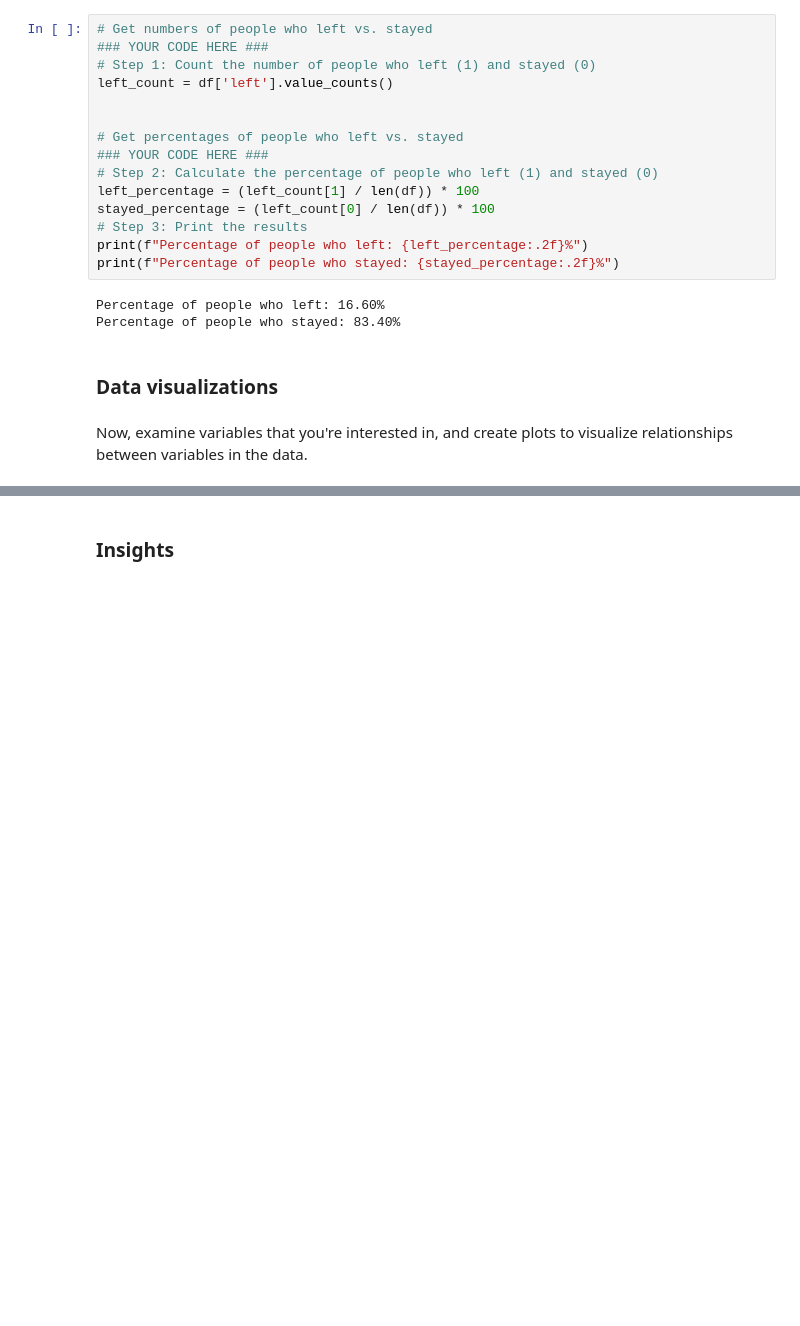
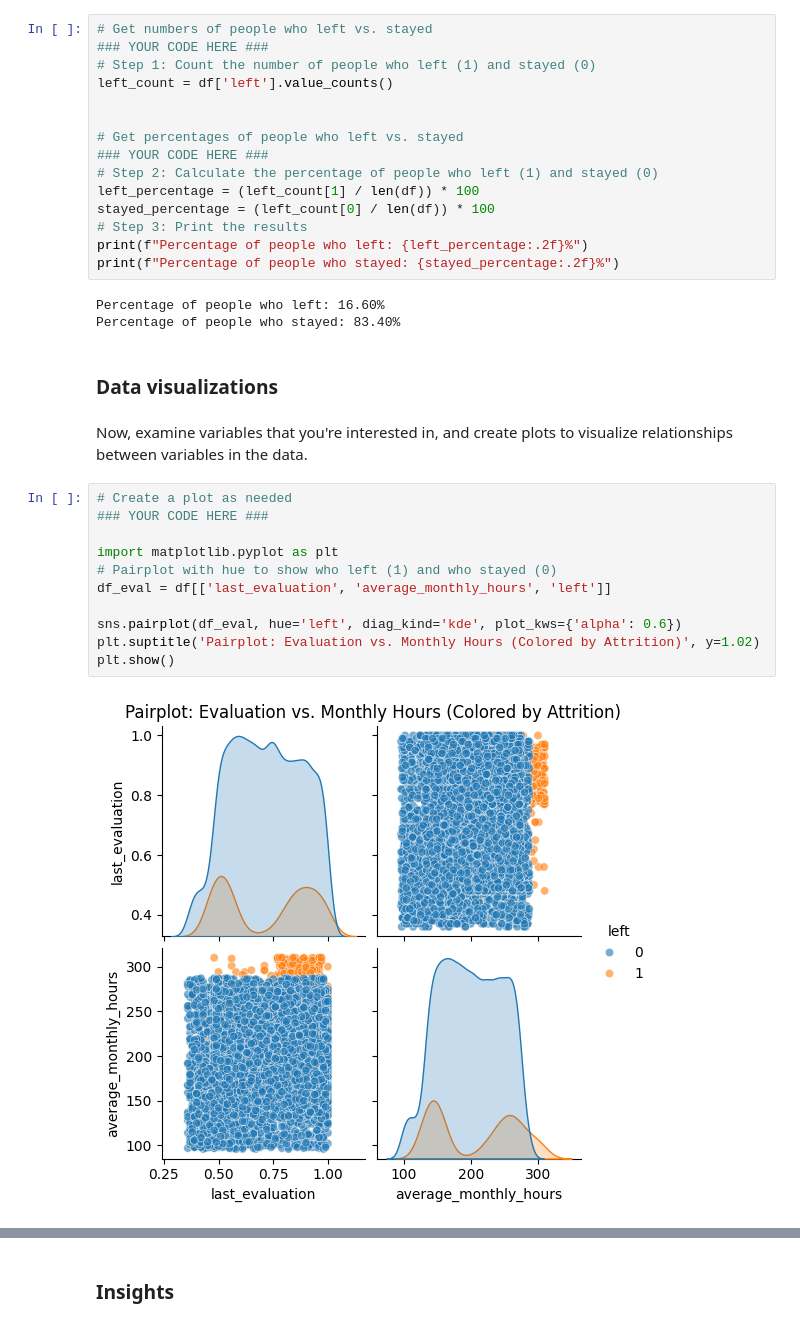
Before and after one commit to edilma/salifor, a Jupyter notebook: Activity_ Course 7 Salifort Motors project lab.ipynb, the cells around one changed output, grey strips where cells are left out. Saved outputs shown, nothing was run; the diff lists cells and outputs as text; blank space fills up the shorter version.

```diff
--- a/Activity_ Course 7 Salifort Motors project lab.ipynb
+++ b/Activity_ Course 7 Salifort Motors project lab.ipynb
@@ -342,6 +365,19 @@ Percentage of people who stayed: 83.40%
 ### Data visualizations
 # %% [markdown]
 Now, examine variables that you're interested in, and create plots to visualize relationships between variables in the data.
+# %%
+# Create a plot as needed
+### YOUR CODE HERE ###
+
+import matplotlib.pyplot as plt
+# Pairplot with hue to show who left (1) and who stayed (0)
+df_eval = df[['last_evaluation', 'average_monthly_hours', 'left']]
+
+sns.pairplot(df_eval, hue='left', diag_kind='kde', plot_kws={'alpha': 0.6})
+plt.suptitle('Pairplot: Evaluation vs. Monthly Hours (Colored by Attrition)', y=1.02)
+plt.show()
+# %% [output]
+[figure, added]
 # %%
 # Create a plot as needed
 ### YOUR CODE HERE ###
```
Also changed, not shown: parts of 20 cells of this notebook.
